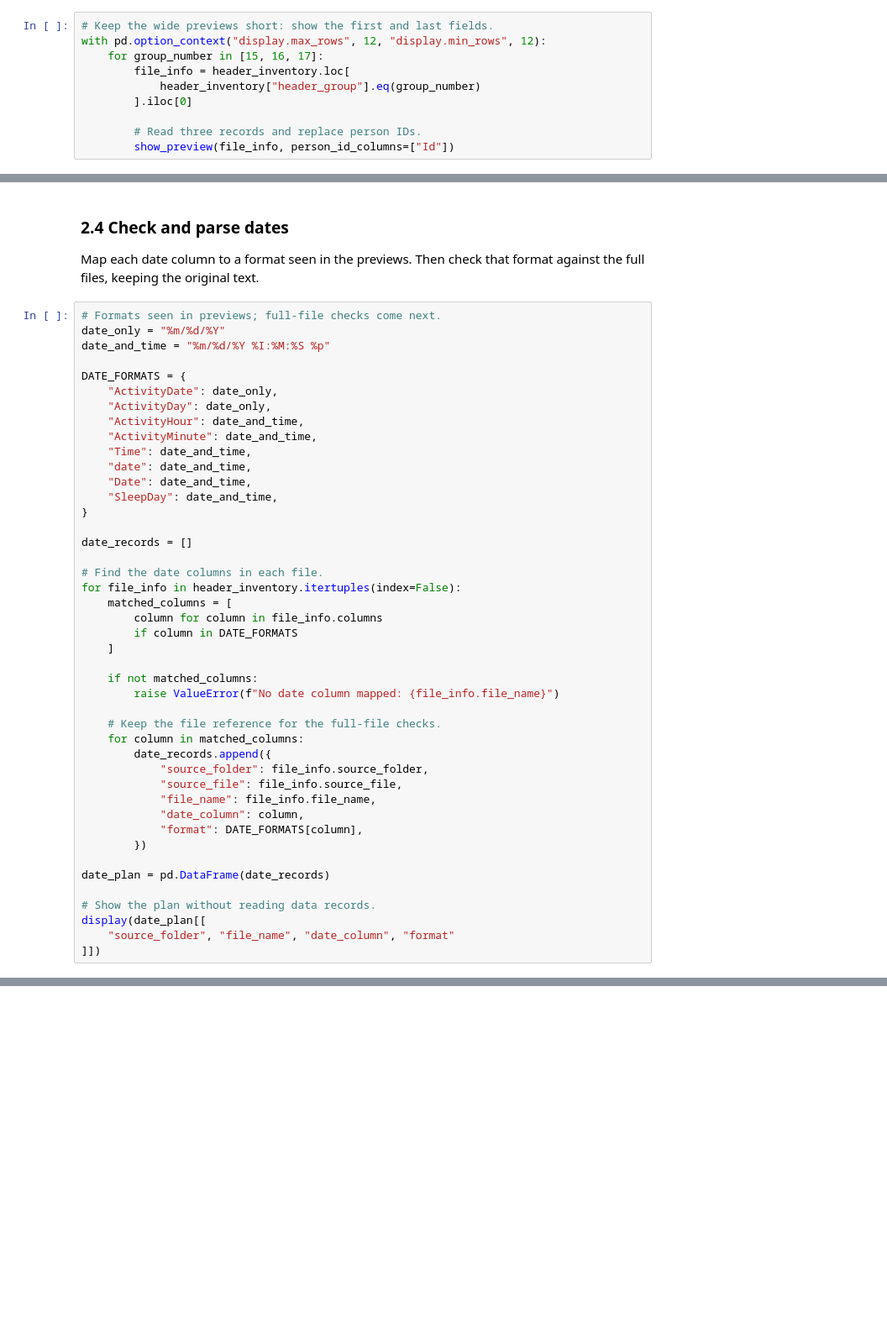
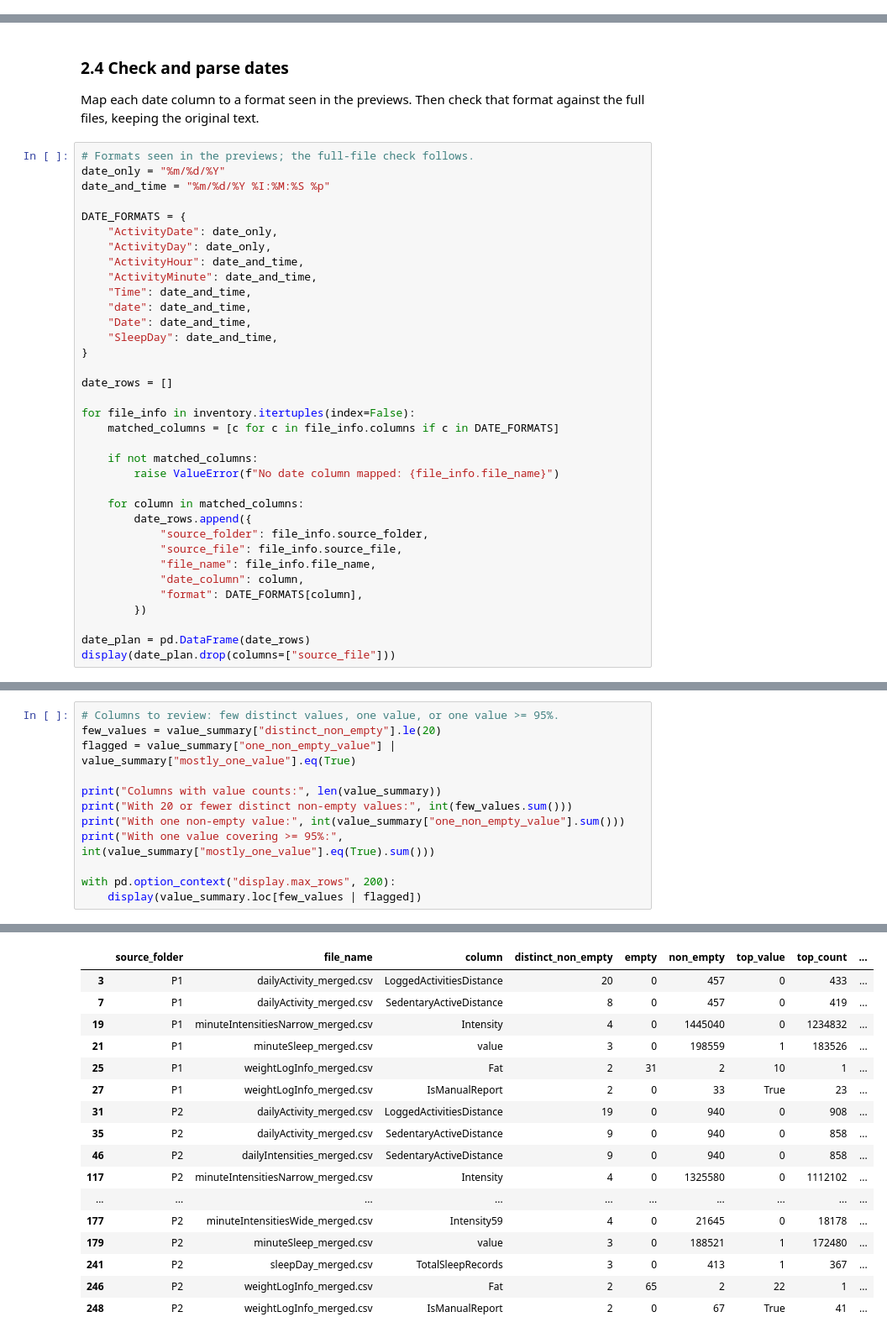
Before and after one commit to MohamadAlhajAli/fitbit-fitness-tracker, a Jupyter notebook: EDA/Simple EDA.ipynb, the cells around one changed output, grey strips where cells are left out. Shown at 84% size. Cells and saved outputs as stored; diff of their text form; blank space fills up the shorter version.

Commit message:
Refactor EDA notebooks and complete distinct-value checks

```diff
--- a/EDA/Simple EDA.ipynb
+++ b/EDA/Simple EDA.ipynb
@@ -713,10 +444,0 @@ These previews show two date formats:
-# %%
-# Keep the wide previews short: show the first and last fields.
-with pd.option_context("display.max_rows", 12, "display.min_rows", 12):
-    for group_number in [15, 16, 17]:
-        file_info = header_inventory.loc[
-            header_inventory["header_group"].eq(group_number)
-        ].iloc[0]
-
-        # Read three records and replace person IDs.
-        show_preview(file_info, person_id_columns=["Id"])
@@ -782,7 +477,7 @@ before reshaping or comparing with narrow files.
 Map each date column to a format seen in the previews.
 Then check that format against the full files, keeping the original text.
 # %%
-# Formats seen in previews; full-file checks come next.
+# Formats seen in the previews; the full-file check follows.
 date_only = "%m/%d/%Y"
 date_and_time = "%m/%d/%Y %I:%M:%S %p"
 
@@ -797,21 +492,16 @@ DATE_FORMATS = {
     "SleepDay": date_and_time,
 }
 
-date_records = []
+date_rows = []
 
-# Find the date columns in each file.
-for file_info in header_inventory.itertuples(index=False):
-    matched_columns = [
-        column for column in file_info.columns
-        if column in DATE_FORMATS
-    ]
+for file_info in inventory.itertuples(index=False):
+    matched_columns = [c for c in file_info.columns if c in DATE_FORMATS]
 
     if not matched_columns:
         raise ValueError(f"No date column mapped: {file_info.file_name}")
 
-    # Keep the file reference for the full-file checks.
     for column in matched_columns:
-        date_records.append({
+        date_rows.append({
             "source_folder": file_info.source_folder,
             "source_file": file_info.source_file,
             "file_name": file_info.file_name,
@@ -819,12 +509,8 @@ for file_info in header_inventory.itertuples(index=False):
             "format": DATE_FORMATS[column],
         })
 
-date_plan = pd.DataFrame(date_records)
-
-# Show the plan without reading data records.
-display(date_plan[[
-    "source_folder", "file_name", "date_column", "format"
-]])
+date_plan = pd.DataFrame(date_rows)
+display(date_plan.drop(columns=["source_file"]))
 # %% [output]
 |  | source_folder | file_name | date_column | format |
 | 0 | P1 | dailyActivity_merged.csv | ActivityDate | %m/%d/%Y |
@@ -1366,0 +1032,13 @@ Columns needing review:
+# %%
+# Columns to review: few distinct values, one value, or one value >= 95%.
+few_values = value_summary["distinct_non_empty"].le(20)
+flagged = value_summary["one_non_empty_value"] | value_summary["mostly_one_value"].eq(True)
+
+print("Columns with value counts:", len(value_summary))
+print("With 20 or fewer distinct non-empty values:", int(few_values.sum()))
+print("With one non-empty value:", int(value_summary["one_non_empty_value"].sum()))
+print("With one value covering >= 95%:", int(value_summary["mostly_one_value"].eq(True).sum()))
+
+with pd.option_context("display.max_rows", 200):
+    display(value_summary.loc[few_values | flagged])
+# %% [output]
@@ -1366,0 +1049,17 @@ Columns needing review:
+|  | source_folder | file_name | column | distinct_non_empty | empty | non_empty | top_value | top_count | ... |
+| 3 | P1 | dailyActivity_merged.csv | LoggedActivitiesDistance | 20 | 0 | 457 | 0 | 433 | ... |
+| 7 | P1 | dailyActivity_merged.csv | SedentaryActiveDistance | 8 | 0 | 457 | 0 | 419 | ... |
+| 19 | P1 | minuteIntensitiesNarrow_merged.csv | Intensity | 4 | 0 | 1445040 | 0 | 1234832 | ... |
+| 21 | P1 | minuteSleep_merged.csv | value | 3 | 0 | 198559 | 1 | 183526 | ... |
+| 25 | P1 | weightLogInfo_merged.csv | Fat | 2 | 31 | 2 | 10 | 1 | ... |
+| 27 | P1 | weightLogInfo_merged.csv | IsManualReport | 2 | 0 | 33 | True | 23 | ... |
+| 31 | P2 | dailyActivity_merged.csv | LoggedActivitiesDistance | 19 | 0 | 940 | 0 | 908 | ... |
+| 35 | P2 | dailyActivity_merged.csv | SedentaryActiveDistance | 9 | 0 | 940 | 0 | 858 | ... |
+| 46 | P2 | dailyIntensities_merged.csv | SedentaryActiveDistance | 9 | 0 | 940 | 0 | 858 | ... |
+| 117 | P2 | minuteIntensitiesNarrow_merged.csv | Intensity | 4 | 0 | 1325580 | 0 | 1112102 | ... |
+| ... | ... | ... | ... | ... | ... | ... | ... | ... | ... |
+| 177 | P2 | minuteIntensitiesWide_merged.csv | Intensity59 | 4 | 0 | 21645 | 0 | 18178 | ... |
+| 179 | P2 | minuteSleep_merged.csv | value | 3 | 0 | 188521 | 1 | 172480 | ... |
+| 241 | P2 | sleepDay_merged.csv | TotalSleepRecords | 3 | 0 | 413 | 1 | 367 | ... |
+| 246 | P2 | weightLogInfo_merged.csv | Fat | 2 | 65 | 2 | 22 | 1 | ... |
+| 248 | P2 | weightLogInfo_merged.csv | IsManualReport | 2 | 0 | 67 | True | 41 | ... |
```
Also changed, not shown: parts of 54 cells of this notebook, 4 other files.
